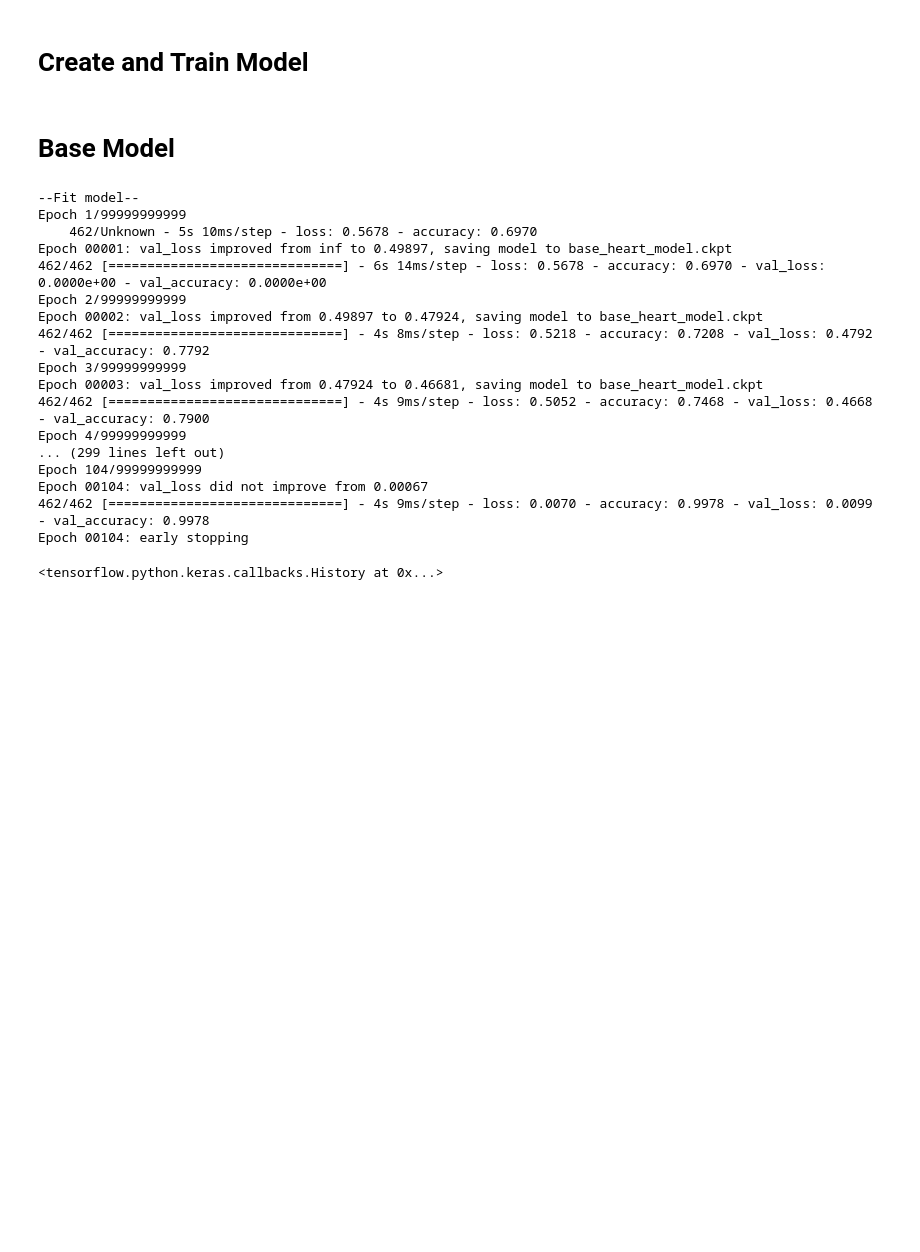
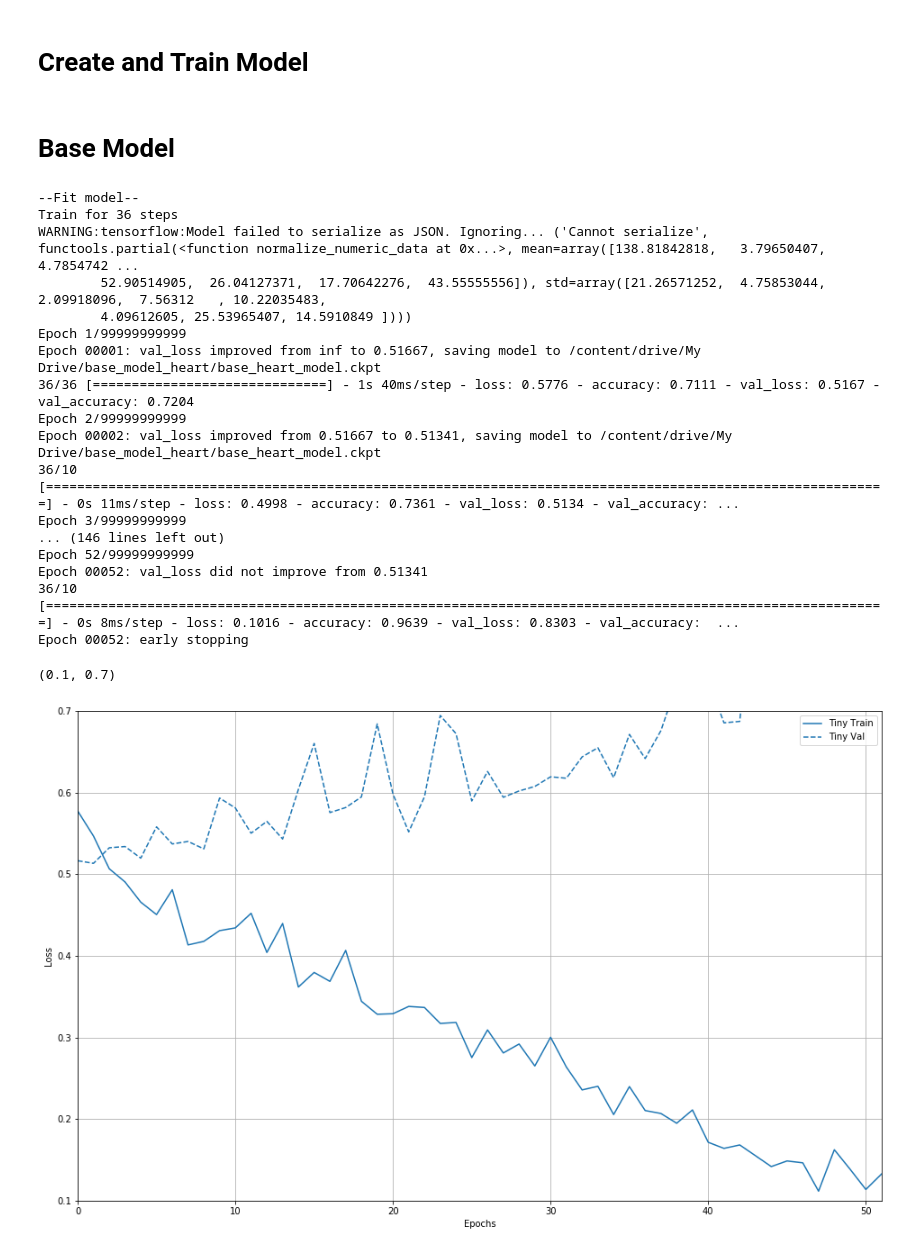
Before and after one commit to JBenedictM/501-A4-TF, a Jupyter notebook: 501_A4_p3.ipynb, the cells around one changed output. Drawn from its saved outputs; the diff is of its cells as text; code cells hidden in the pictures; blank space fills up the shorter version.

Commit message:
Implemented l2 Regularizer and decreased size of dense layers
- model with decreased dense layers don't diverge from validation loss as fast as bigger dense layers

```diff
--- a/501_A4_p3.ipynb
+++ b/501_A4_p3.ipynb
@@ -62,12 +62,13 @@ PREDICT_LABELs = [0, 1]
 # load csv data
 def get_dataset(file_path, **kwargs):
     dataset = tf.data.experimental.make_csv_dataset(
-        data_path,
+        file_path,
         label_name=PREDICT_COLUMN,
         batch_size=1,
         na_value="?",
         num_epochs=1,
         ignore_errors=True,
+        field_delim='\t',
         **kwargs)
 
     return dataset
@@ -196,50 +228,67 @@ max    218.000000   31.200000   15.330000  ...   46.580000  147.190000   64.0000
 # %%
 def create_base_model():
     model = tf.keras.Sequential([
       preprocessing_layer,
       tf.keras.layers.Dense(128, activation="relu"),
       tf.keras.layers.Dense(128, activation="relu"),
       tf.keras.layers.Dense(1, activation="sigmoid"),
     ])
 
     model.compile(
         loss="binary_crossentropy",
         optimizer="adam",
         metrics=["accuracy"]
     )
 
     return model
 
+
 train_model = create_base_model()
+base_model_path = "/content/drive/My Drive/base_model_heart/base_heart_model.ckpt"
+
 
 # train model
 print("--Fit model--")
-base_model_path = "base_heart_model.ckpt"
-val_loss_callback = tf.keras.callbacks.EarlyStopping(monitor="val_loss", mode="min", verbose=1, patience=20, min_delta=0.001)
+val_loss_callback = tf.keras.callbacks.EarlyStopping(monitor="val_loss", mode="min", verbose=1, patience=50, min_delta=0.001)
 checkpoint_val = tf.keras.callbacks.ModelCheckpoint(base_model_path, monitor="val_loss", mode="min", save_best_only=True, save_weights_only=True, verbose=1)
+log_name = "sizes/Tiny"
+tb_log = tf.keras.callbacks.TensorBoard(logdir/log_name)
 #checkpoint_train = tf.keras.callbacks.ModelCheckpoint("base_heart_model.h5", monitor="loss", mode="min", save_best_only=True, save_weights_only=True, verbose=1)
-cb = [val_loss_callback, checkpoint_val]
+cb = [val_loss_callback, checkpoint_val, tb_log]
 
-train_model.fit(train_data, epochs=99999999999, verbose=1, validation_data=(test_data), callbacks=cb)
+train_history = train_model.fit(
+    train_data,
+    epochs=99999999999,
+    verbose=1,
+    validation_data=test_data,
+    callbacks=cb,
+    steps_per_epoch=STEPS_PER_EPOCH)
+
+model_histories["Tiny"] = train_history
+
+plotter = tfdocs.plots.HistoryPlotter(metric='loss')
+plotter.plot(model_histories)
+plt.ylim([0.1, 0.7])
 # %% [output]
 --Fit model--
+Train for 36 steps
+WARNING:tensorflow:Model failed to serialize as JSON. Ignoring... ('Cannot serialize', functools.partial(<function normalize_numeric_data at 0x...>, mean=array([138.81842818,   3.79650407,   4.7854742 ...
+        52.90514905,  26.04127371,  17.70642276,  43.55555556]), std=array([21.26571252,  4.75853044,  2.09918096,  7.56312   , 10.22035483,
+        4.09612605, 25.53965407, 14.5910849 ])))
 Epoch 1/99999999999
-    462/Unknown - 5s 10ms/step - loss: 0.5678 - accuracy: 0.6970
-Epoch 00001: val_loss improved from inf to 0.49897, saving model to base_heart_model.ckpt
-462/462 [==============================] - 6s 14ms/step - loss: 0.5678 - accuracy: 0.6970 - val_loss: 0.0000e+00 - val_accuracy: 0.0000e+00
+Epoch 00001: val_loss improved from inf to 0.51667, saving model to /content/drive/My Drive/base_model_heart/base_heart_model.ckpt
+36/36 [==============================] - 1s 40ms/step - loss: 0.5776 - accuracy: 0.7111 - val_loss: 0.5167 - val_accuracy: 0.7204
 Epoch 2/99999999999
-Epoch 00002: val_loss improved from 0.49897 to 0.47924, saving model to base_heart_model.ckpt
-462/462 [==============================] - 4s 8ms/step - loss: 0.5218 - accuracy: 0.7208 - val_loss: 0.4792 - val_accuracy: 0.7792
+Epoch 00002: val_loss improved from 0.51667 to 0.51341, saving model to /content/drive/My Drive/base_model_heart/base_heart_model.ckpt
+36/10 [============================================================================================================] - 0s 11ms/step - loss: 0.4998 - accuracy: 0.7361 - val_loss: 0.5134 - val_accuracy: ...
 Epoch 3/99999999999
-Epoch 00003: val_loss improved from 0.47924 to 0.46681, saving model to base_heart_model.ckpt
-462/462 [==============================] - 4s 9ms/step - loss: 0.5052 - accuracy: 0.7468 - val_loss: 0.4668 - val_accuracy: 0.7900
-Epoch 4/99999999999
-... (299 lines left out)
-Epoch 104/99999999999
-Epoch 00104: val_loss did not improve from 0.00067
-462/462 [==============================] - 4s 9ms/step - loss: 0.0070 - accuracy: 0.9978 - val_loss: 0.0099 - val_accuracy: 0.9978
-Epoch 00104: early stopping
+... (146 lines left out)
+Epoch 52/99999999999
+Epoch 00052: val_loss did not improve from 0.51341
+36/10 [============================================================================================================] - 0s 8ms/step - loss: 0.1016 - accuracy: 0.9639 - val_loss: 0.8303 - val_accuracy:  ...
+Epoch 00052: early stopping
-<tensorflow.python.keras.callbacks.History at 0x...>
+(0.1, 0.7)
+[figure, added]
 # %%
 # load model and evaluate
 load_model = create_base_model()
```
Also changed, not shown: parts of 6 cells of this notebook.
